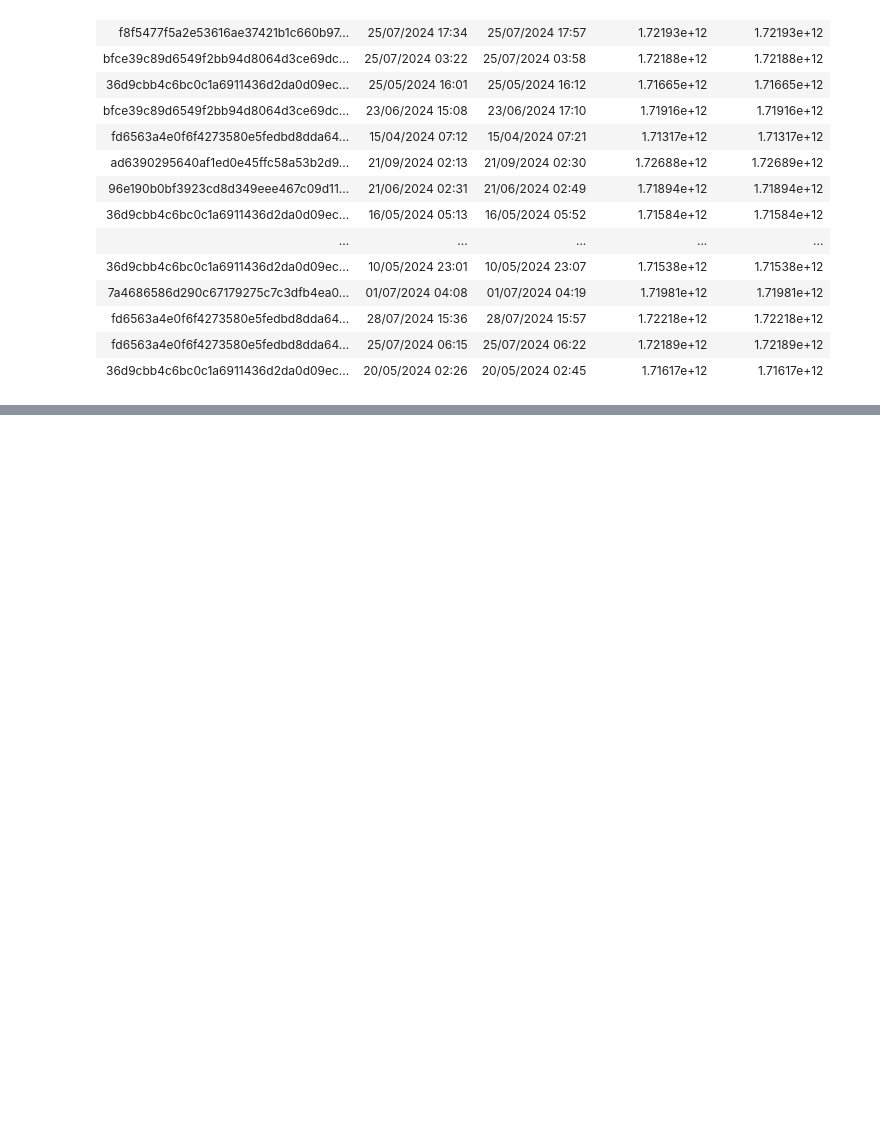
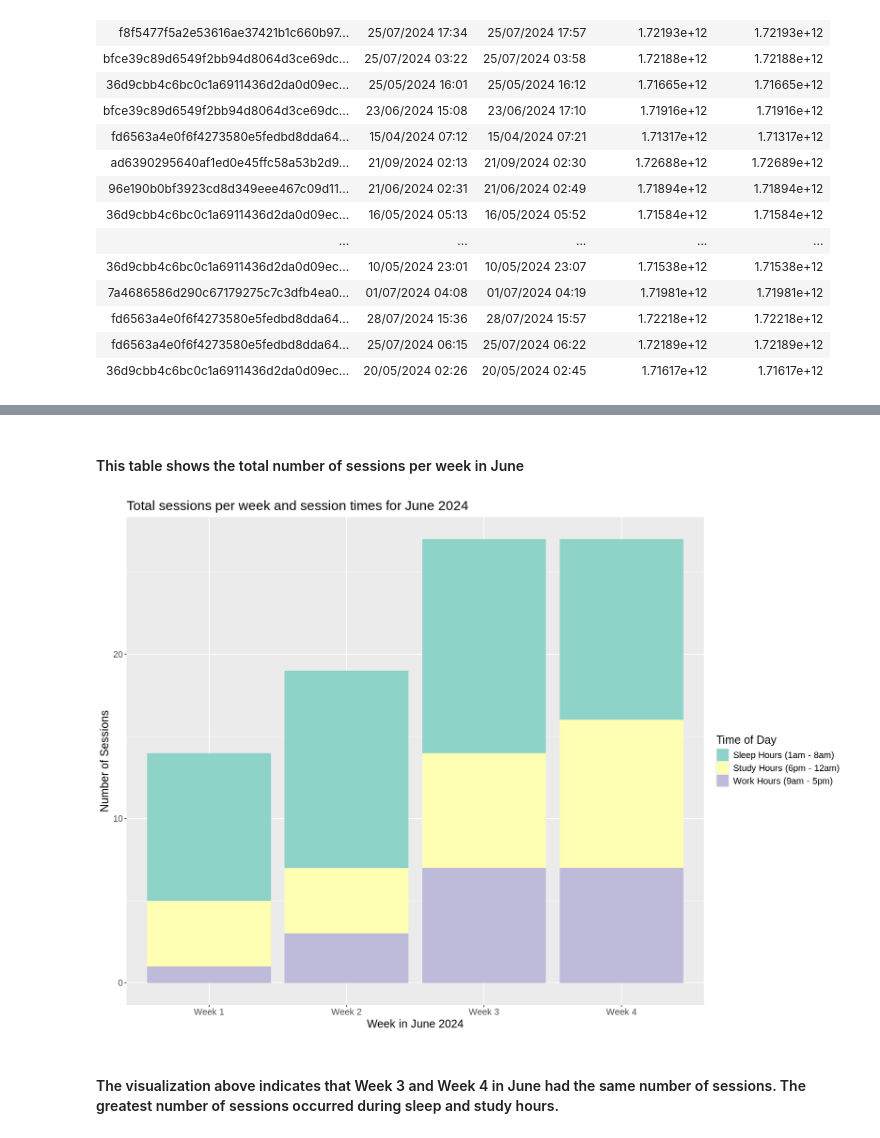
Before and after one commit to klam42/project, a Jupyter notebook: Project.ipynb, the cells around one changed output, grey strips where cells are left out. Drawn from its saved outputs; the diff is of its cells as text; code cells hidden in the pictures; blank space fills up the shorter version.

```diff
--- a/Project.ipynb
+++ b/Project.ipynb
@@ -204,0 +332,21 @@ weekly_sessions_plot
+# %% [markdown]
+#### This table shows the total number of sessions per week in June
+# %%
+options(repr.plot.width = 14, repr.plot.height = 10)
+
+weekly_sessions_plot <- sessions_per_hour |> #Graphs the total weekly sessions and their distribution by time of day
+    ggplot(aes(x = week, y = count, fill = time_of_day)) +
+    geom_bar(stat = "identity") +
+    scale_fill_brewer(name = "Time of Day", palette = "Set3",
+                      labels = c("sleep_hours" = "Sleep Hours (1am - 8am)",
+                                 "work_hours" = "Work Hours (9am - 5pm)",
+                                 "study_hours" = "Study Hours (6pm - 12am)")) +
+    labs(x = "Week in June 2024", y = "Number of Sessions", fill = "Time of Day") +
+    ggtitle("Total sessions per week and session times for June 2024") +
+    theme(text = element_text(size = 15))
+
+weekly_sessions_plot
+# %% [output]
+[figure, added]
+# %% [markdown]
+#### The visualization above indicates that Week 3 and Week 4 in June had the same number of sessions. The greatest number of sessions occurred during sleep and study hours.
```
Also changed, not shown: parts of 15 cells of this notebook.
